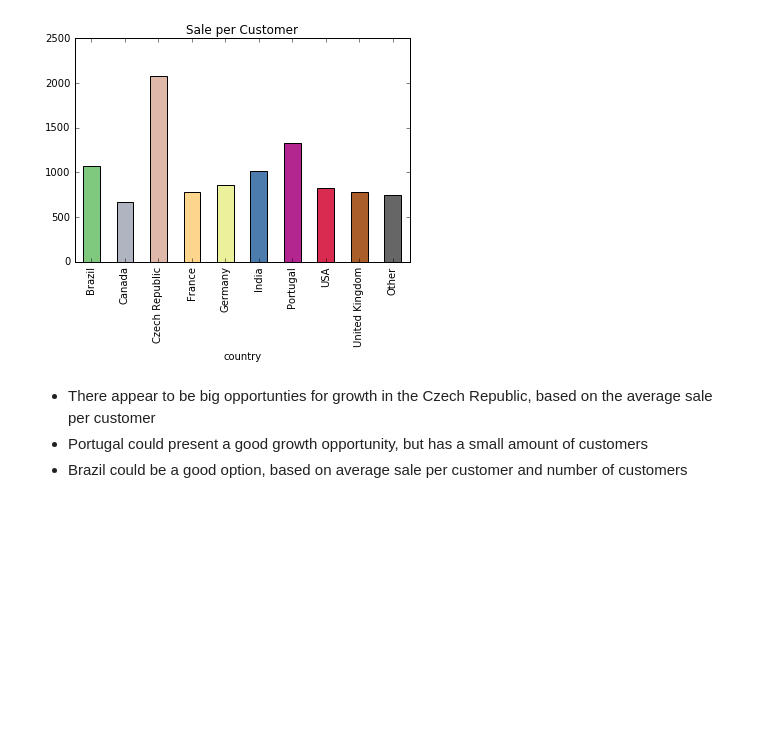
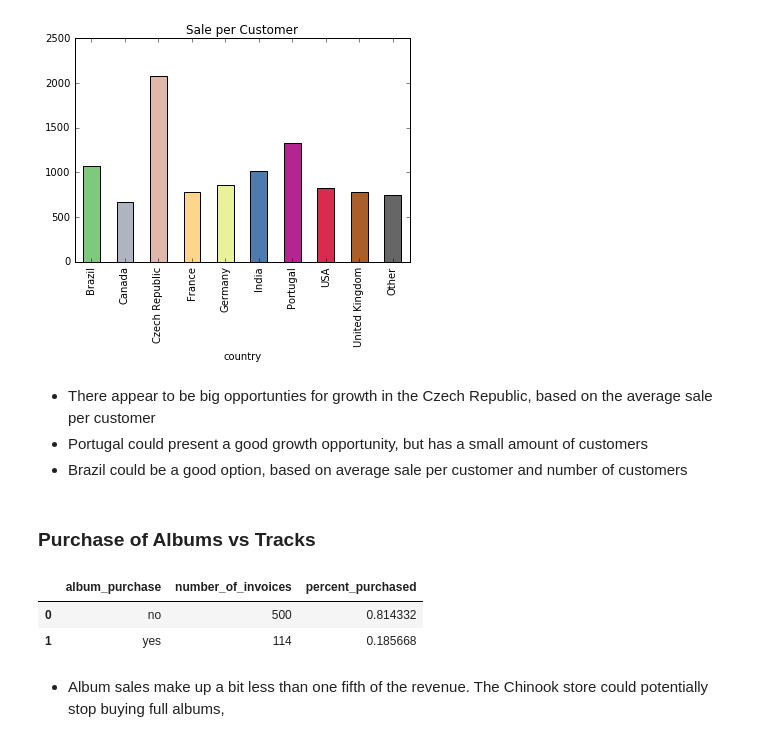
Before and after one commit to fcdiomede/Dataquest_Projects, a Jupyter notebook: Project_11/Business_Questions_SQL_GP.ipynb, the cells around one changed output. Cells and saved outputs as stored; diff of their text form; code cells hidden in the pictures; blank space fills up the shorter version.

Commit message:
Update to Notebook and Adding Chinook DB

```diff
--- a/Project_11/Business_Questions_SQL_GP.ipynb
+++ b/Project_11/Business_Questions_SQL_GP.ipynb
@@ -326,3 +326,5 @@ plt.show()
  - There appear to be big opportunties for growth in the Czech Republic, based on the average sale per customer
  - Portugal could present a good growth opportunity, but has a small amount of customers
  - Brazil could be a good option, based on average sale per customer and number of customers
+# %% [markdown]
+### Purchase of Albums vs Tracks
@@ -328,0 +392,8 @@ plt.show()
+# %%
+run_query(album_purchase)
+# %% [output]
+|  | album_purchase | number_of_invoices | percent_purchased |
+| 0 | no | 500 | 0.814332 |
+| 1 | yes | 114 | 0.185668 |
+# %% [markdown]
+ - Album sales make up a bit less than one fifth of the revenue. The Chinook store could potentially stop buying full albums,
```
Also changed, not shown: parts of 1 cell of this notebook, 1 other file.
